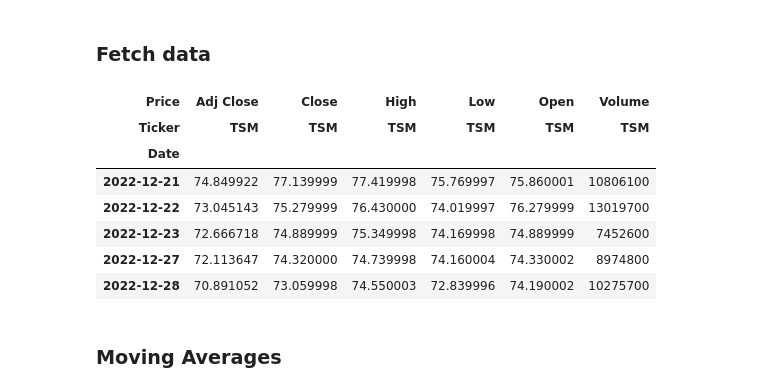
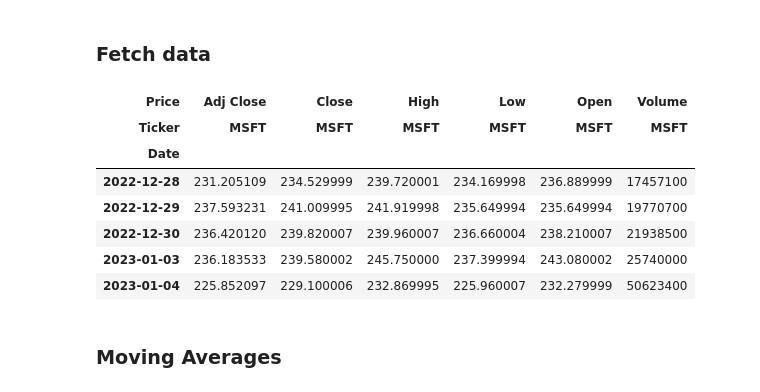
Before and after one commit to Ahkylez/Average-Crossover-Strategy, a Jupyter notebook: Moving-Average-Crossover-Strategy.ipynb, the cells around one changed output. Cells and saved outputs as stored; diff of their text form; code cells hidden in the pictures.

Commit message:
Changed Ticker and Cleaned Startegy Performance ticker

```diff
--- a/Moving-Average-Crossover-Strategy.ipynb
+++ b/Moving-Average-Crossover-Strategy.ipynb
@@ -32,24 +32,24 @@ import matplotlib.dates as mdates
 ### Fetch data
 # %%
 # Fetch historical stock data
-symbol = 'TSM'
+symbol = 'MSFT'
 data = yf.download(symbol, period="2y",progress=False)
 data.index = pd.to_datetime(data.index)
 
 # Convert data to DataFrame
 df = pd.DataFrame(data.copy())
 
 # Display the first few rows of data
 df.head()
 # %% [output]
 | Price | Adj Close | Close | High | Low | Open | Volume |
-| Ticker | TSM | TSM | TSM | TSM | TSM | TSM |
+| Ticker | MSFT | MSFT | MSFT | MSFT | MSFT | MSFT |
 | Date |  |  |  |  |  |  |
-| 2022-12-21 | 74.849922 | 77.139999 | 77.419998 | 75.769997 | 75.860001 | 10806100 |
-| 2022-12-22 | 73.045143 | 75.279999 | 76.430000 | 74.019997 | 76.279999 | 13019700 |
-| 2022-12-23 | 72.666718 | 74.889999 | 75.349998 | 74.169998 | 74.889999 | 7452600 |
-| 2022-12-27 | 72.113647 | 74.320000 | 74.739998 | 74.160004 | 74.330002 | 8974800 |
-| 2022-12-28 | 70.891052 | 73.059998 | 74.550003 | 72.839996 | 74.190002 | 10275700 |
+| 2022-12-28 | 231.205109 | 234.529999 | 239.720001 | 234.169998 | 236.889999 | 17457100 |
+| 2022-12-29 | 237.593231 | 241.009995 | 241.919998 | 235.649994 | 235.649994 | 19770700 |
+| 2022-12-30 | 236.420120 | 239.820007 | 239.960007 | 236.660004 | 238.210007 | 21938500 |
+| 2023-01-03 | 236.183533 | 239.580002 | 245.750000 | 237.399994 | 243.080002 | 25740000 |
+| 2023-01-04 | 225.852097 | 229.100006 | 232.869995 | 225.960007 | 232.279999 | 50623400 |
 # %% [markdown]
 ### Moving Averages
 # %% [markdown]
```
Also changed, not shown: parts of 4 cells of this notebook, 2 other files.
